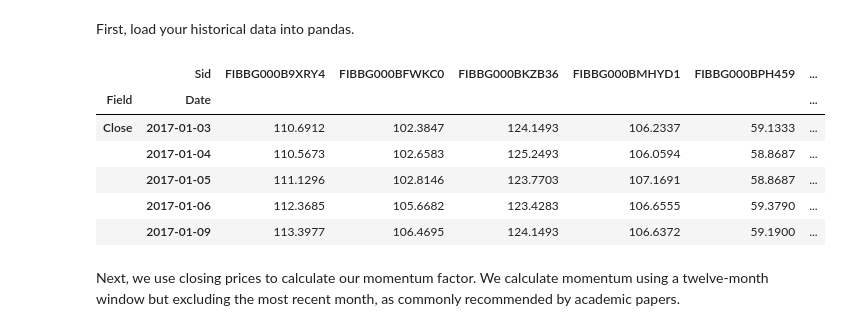
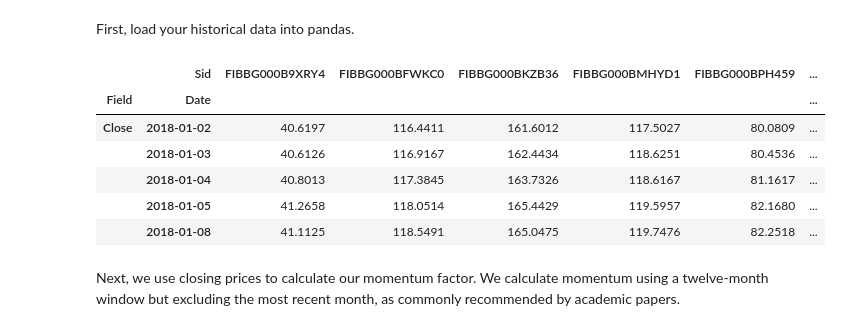
Before and after one commit to quantrocket-codeload/moonshot-intro, a Jupyter notebook: intro_moonshot/Part3-Momentum-Factor-Research.ipynb, the cells around one changed output. Drawn from its saved outputs; the diff is of its cells as text; code cells hidden in the pictures.

```diff
--- a/intro_moonshot/Part3-Momentum-Factor-Research.ipynb
+++ b/intro_moonshot/Part3-Momentum-Factor-Research.ipynb
@@ -13,16 +13,16 @@ Momentum investing says that excess returns can be generated by buying recent wi
 First, load your historical data into pandas.
 # %%
 from quantrocket import get_prices
-prices = get_prices("usstock-free-1d", universes="usstock-free", start_date="2017-01-01", end_date="2018-01-01", fields=["Close"])
+prices = get_prices("usstock-free-1d", universes="usstock-free", start_date="2018-01-01", end_date="2020-04-01", fields=["Close"])
 prices.head()
 # %% [output]
 |  | Sid | FIBBG000B9XRY4 | FIBBG000BFWKC0 | FIBBG000BKZB36 | FIBBG000BMHYD1 | FIBBG000BPH459 | ... |
 | Field | Date |  |  |  |  |  | ... |
-| Close | 2017-01-03 | 110.6912 | 102.3847 | 124.1493 | 106.2337 | 59.1333 | ... |
-|  | 2017-01-04 | 110.5673 | 102.6583 | 125.2493 | 106.0594 | 58.8687 | ... |
-|  | 2017-01-05 | 111.1296 | 102.8146 | 123.7703 | 107.1691 | 58.8687 | ... |
-|  | 2017-01-06 | 112.3685 | 105.6682 | 123.4283 | 106.6555 | 59.3790 | ... |
-|  | 2017-01-09 | 113.3977 | 106.4695 | 124.1493 | 106.6372 | 59.1900 | ... |
+| Close | 2018-01-02 | 40.6197 | 116.4411 | 161.6012 | 117.5027 | 80.0809 | ... |
+|  | 2018-01-03 | 40.6126 | 116.9167 | 162.4434 | 118.6251 | 80.4536 | ... |
+|  | 2018-01-04 | 40.8013 | 117.3845 | 163.7326 | 118.6167 | 81.1617 | ... |
+|  | 2018-01-05 | 41.2658 | 118.0514 | 165.4429 | 119.5957 | 82.1680 | ... |
+|  | 2018-01-08 | 41.1125 | 118.5491 | 165.0475 | 119.7476 | 82.2518 | ... |
 # %% [markdown]
 Next, we use closing prices to calculate our momentum factor. We calculate momentum using a twelve-month window but excluding the most recent month, as commonly recommended by academic papers.
 # %%
```
Also changed, not shown: parts of 1 cell of this notebook, 2 other files.
